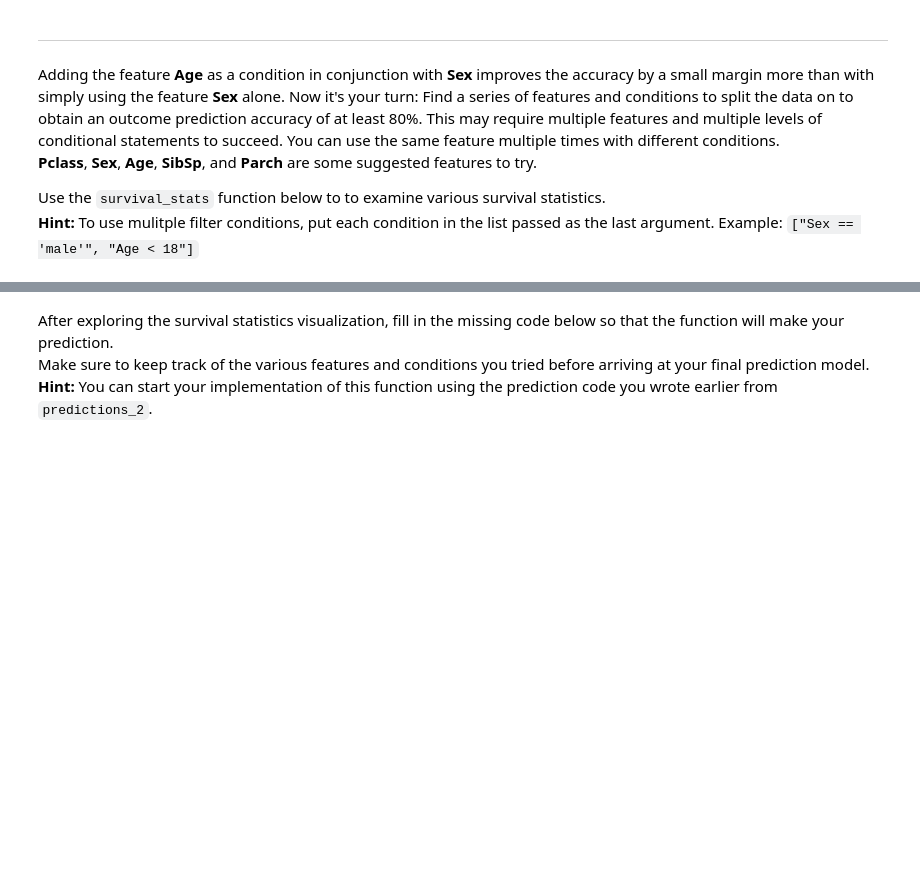
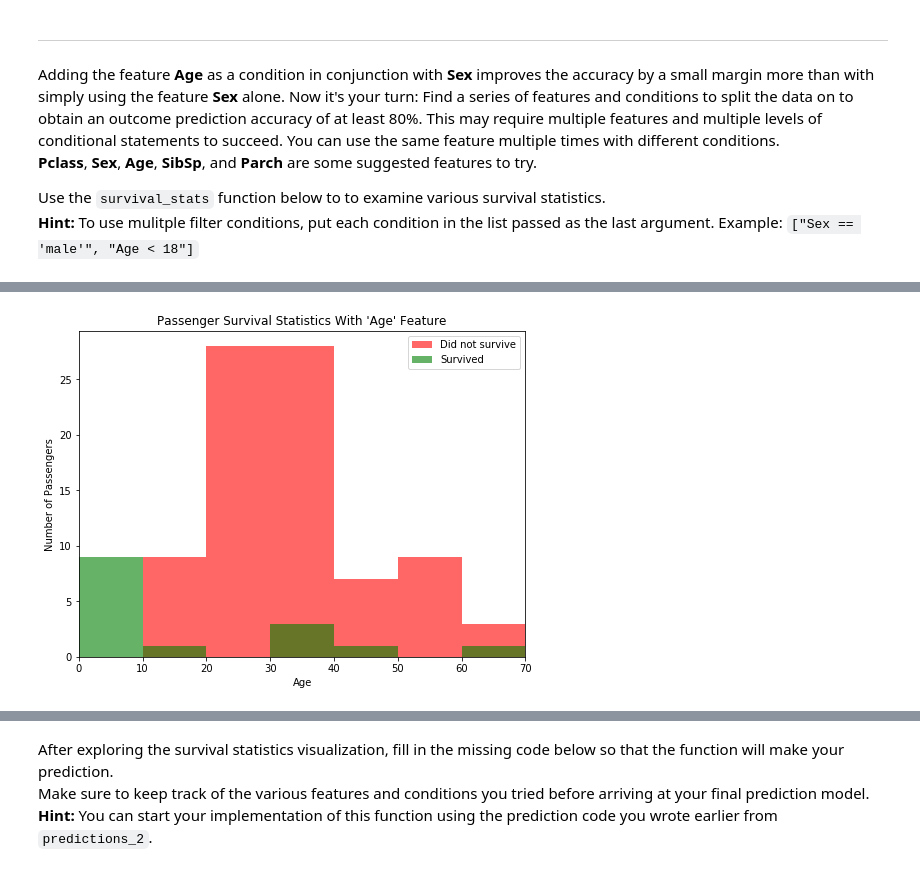
Before and after one commit to rodsveiga/machine-learning, a Jupyter notebook: projects/titanic_survival_exploration/titanic_survival_exploration.ipynb, the cells around one changed output, grey strips where cells are left out. Saved outputs shown, nothing was run; the diff lists cells and outputs as text; code cells hidden in the pictures; blank space fills up the shorter version.

```diff
--- a/projects/titanic_survival_exploration/titanic_survival_exploration.ipynb
+++ b/projects/titanic_survival_exploration/titanic_survival_exploration.ipynb
@@ -185,0 +291,4 @@ vs.survival_stats(data, outcomes, 'Age', ["Sex == 'male'", "Age < 18"])
+# %%
+vs.survival_stats(data, outcomes, 'Age', ["Sex == 'male'", "Pclass == 2"])
+# %% [output]
+[figure, added]
```
Also changed, not shown: parts of 27 cells of this notebook, 1 other file.
